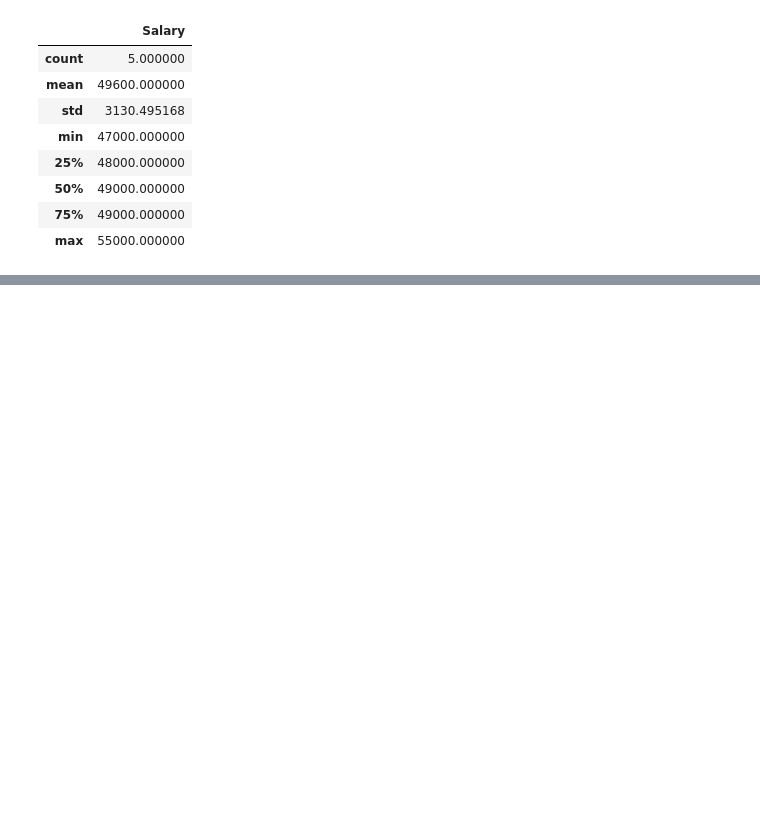
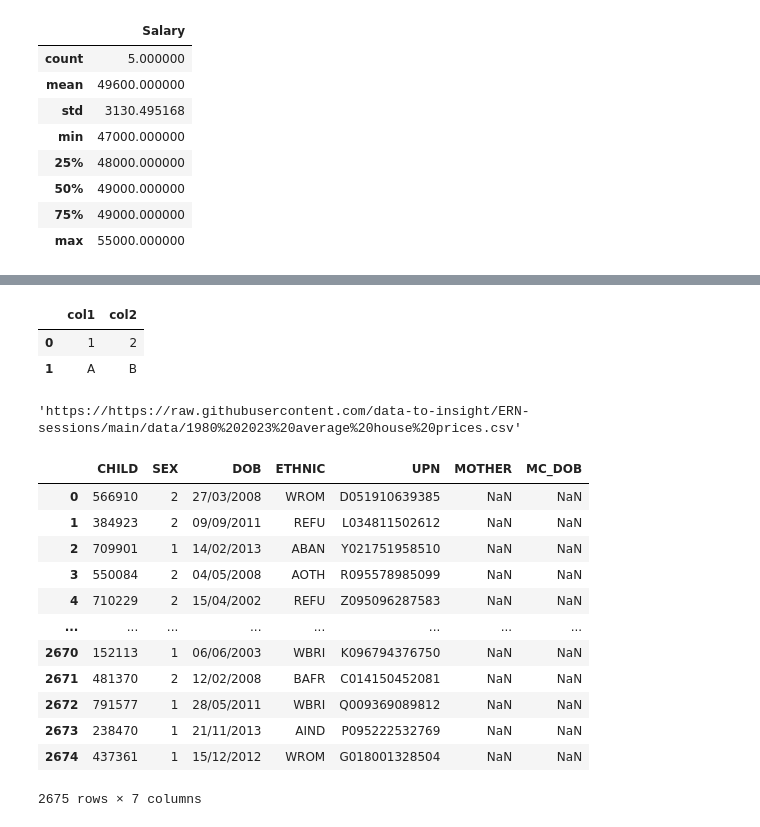
Before and after one commit to divaid666/python-d2i-introduction, a Jupyter notebook: Python_tutorial_code/module_1.ipynb, the cells around one changed output, grey strips where cells are left out. Saved outputs shown, nothing was run; the diff lists cells and outputs as text; code cells hidden in the pictures; blank space fills up the shorter version.

```diff
--- a/Python_tutorial_code/module_1.ipynb
+++ b/Python_tutorial_code/module_1.ipynb
@@ -467,0 +490,28 @@ employees.describe()
+# %%
+df
+# %% [output]
+|  | col1 | col2 |
+| 0 | 1 | 2 |
+| 1 | A | B |
+# %%
+filename2 = "https://https://raw.githubusercontent.com/data-to-insight/ERN-sessions/main/data/1980%202023%20average%20house%20prices.csv"
+filename2
+# %% [output]
+'https://https://raw.githubusercontent.com/data-to-insight/ERN-sessions/main/data/1980%202023%20average%20house%20prices.csv'
+# %%
+dff = pd.read_csv(filepath)
+dff
+# %% [output]
+|  | CHILD | SEX | DOB | ETHNIC | UPN | MOTHER | MC_DOB |
+| 0 | 566910 | 2 | 27/03/2008 | WROM | D051910639385 | NaN | NaN |
+| 1 | 384923 | 2 | 09/09/2011 | REFU | L034811502612 | NaN | NaN |
+| 2 | 709901 | 1 | 14/02/2013 | ABAN | Y021751958510 | NaN | NaN |
+| 3 | 550084 | 2 | 04/05/2008 | AOTH | R095578985099 | NaN | NaN |
+| 4 | 710229 | 2 | 15/04/2002 | REFU | Z095096287583 | NaN | NaN |
+| ... | ... | ... | ... | ... | ... | ... | ... |
+| 2670 | 152113 | 1 | 06/06/2003 | WBRI | K096794376750 | NaN | NaN |
+| 2671 | 481370 | 2 | 12/02/2008 | BAFR | C014150452081 | NaN | NaN |
+| 2672 | 791577 | 1 | 28/05/2011 | WBRI | Q009369089812 | NaN | NaN |
+| 2673 | 238470 | 1 | 21/11/2013 | AIND | P095222532769 | NaN | NaN |
+| 2674 | 437361 | 1 | 15/12/2012 | WROM | G018001328504 | NaN | NaN |
+2675 rows × 7 columns
```
Also changed, not shown: parts of 24 cells of this notebook, 3 other files.
